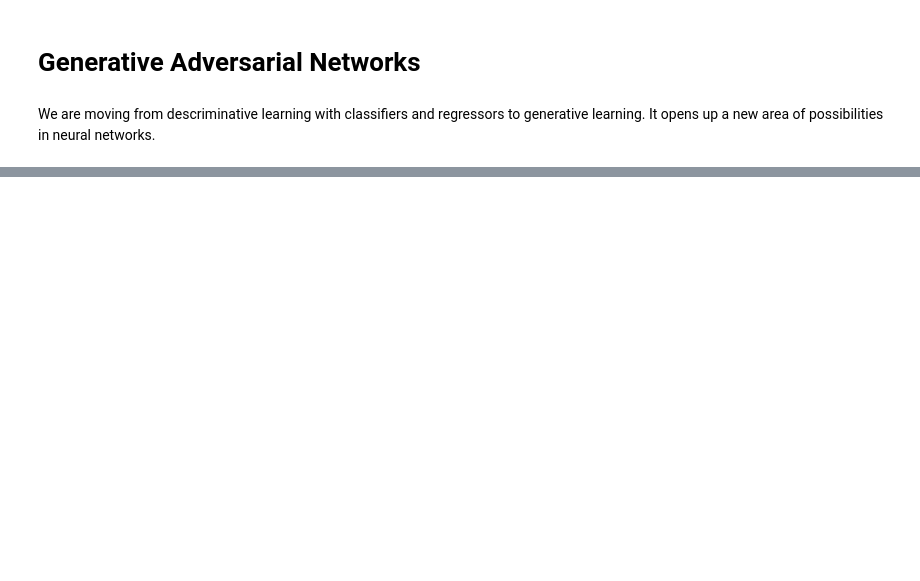
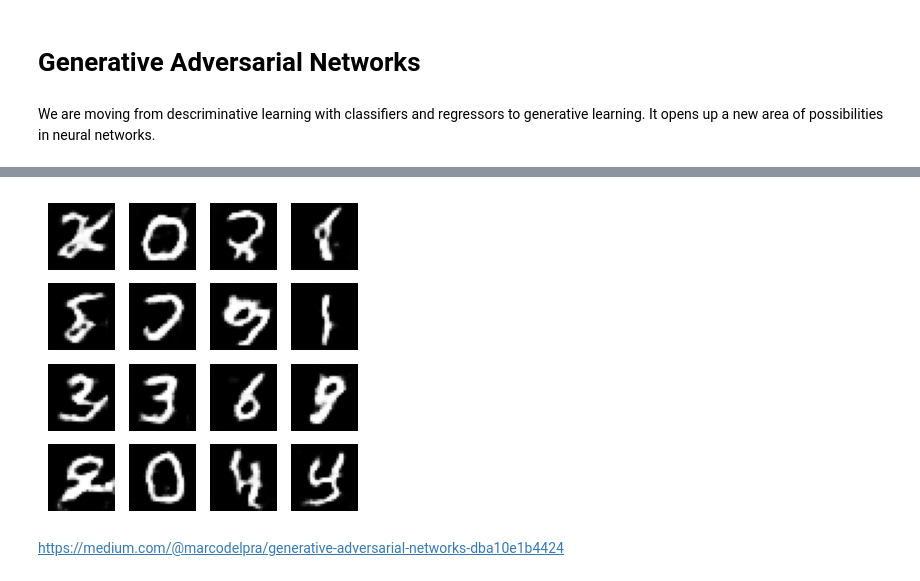
Before and after one commit to johnmoses/zero-to-hero-python-ai, a Jupyter notebook: generative_adversarial_networks/intro.ipynb, the cells around one changed output, grey strips where cells are left out. Drawn from its saved outputs; the diff is of its cells as text; code cells hidden in the pictures; blank space fills up the shorter version.

```diff
--- a/generative_adversarial_networks/intro.ipynb
+++ b/generative_adversarial_networks/intro.ipynb
@@ -94,0 +90,5 @@ InvalidArgumentError: cannot compute ConcatV2 as input #1(zero-based) was expect
+# %%
+def train(dataset, epochs):
+    for epoch in range(epochs):
+        for image_batch in dataset:
+            train_step(image_batch)
@@ -94,0 +97,14 @@ InvalidArgumentError: cannot compute ConcatV2 as input #1(zero-based) was expect
+# %%
+def generate_and_save_images(model, epoch, test_input):
+    predictions = model(test_input, training=False)
+    predictions = tf.reshape(predictions, (-1, 28, 28))  # Reshape to [batch_size, 28, 28]
+
+    fig = plt.figure(figsize=(4, 4))
+
+    for i in range(predictions.shape[0]):
+        plt.subplot(4, 4, i + 1)
+        plt.imshow(predictions[i] * 127.5 + 127.5, cmap='gray')
+        plt.axis('off')
+
+    plt.savefig(f'image_at_epoch_{epoch:04d}.png')
+    plt.show()
@@ -94,0 +113,22 @@ InvalidArgumentError: cannot compute ConcatV2 as input #1(zero-based) was expect
+# %%
+# Hyperparameters
+BUFFER_SIZE = 60000
+BATCH_SIZE = 256
+NOISE_DIM = 100
+
+generator = make_generator_model()
+discriminator = make_discriminator_model()
+
+# Define the loss and optimizers
+cross_entropy = tf.keras.losses.BinaryCrossentropy(from_logits=True)
+
+generator_optimizer = tf.keras.optimizers.Adam(1e-4)
+discriminator_optimizer = tf.keras.optimizers.Adam(1e-4)
+
+# Batch and shuffle the data
+train_dataset = tf.data.Dataset.from_tensor_slices(train_images).shuffle(BUFFER_SIZE).batch(BATCH_SIZE)
+
+EPOCHS = 50
+
+# Train the GAN
+train(train_dataset, EPOCHS)
@@ -94,0 +142,7 @@ InvalidArgumentError: cannot compute ConcatV2 as input #1(zero-based) was expect
+# %%
+test_input = tf.random.normal([16, NOISE_DIM])
+generate_and_save_images(generator, EPOCHS, test_input)
+# %% [output]
+[figure, added]
+# %% [markdown]
+https://medium.com/@marcodelpra/generative-adversarial-networks-dba10e1b4424
```
Also changed, not shown: parts of 24 cells of this notebook, 14 other files.
